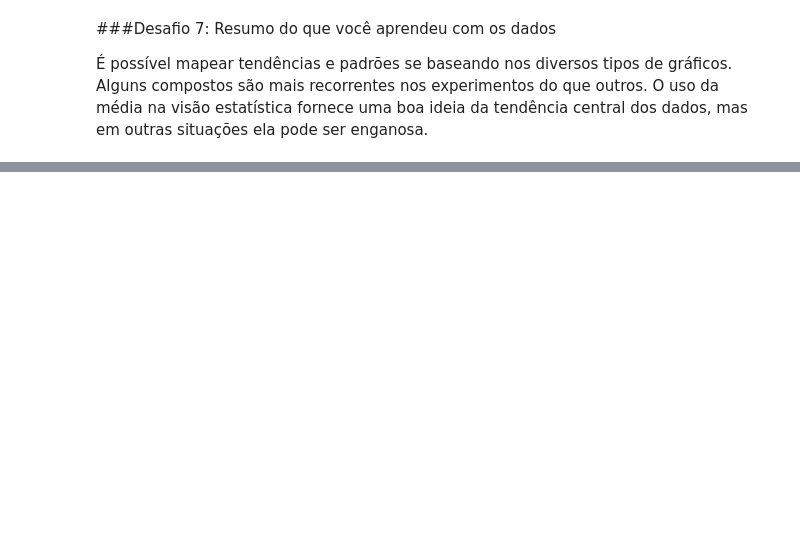
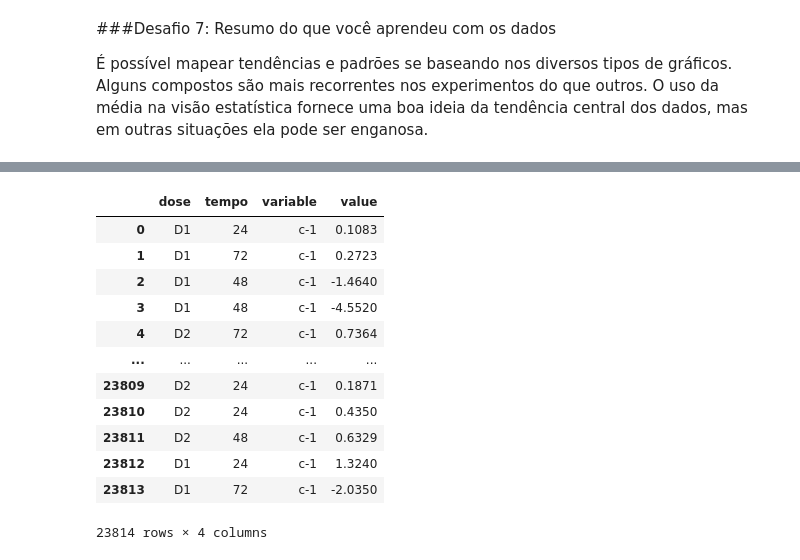
Before and after one commit to ccasado/imersao-dados, a Jupyter notebook: Imersão_Dados_Alura_Cristiano_Casado.ipynb, the cells around one changed output, grey strips where cells are left out. Saved outputs shown, nothing was run; the diff lists cells and outputs as text; code cells hidden in the pictures; blank space fills up the shorter version.

```diff
--- a/Imersão_Dados_Alura_Cristiano_Casado.ipynb
+++ b/Imersão_Dados_Alura_Cristiano_Casado.ipynb
@@ -381,0 +444,16 @@ plt.show()
+# %%
+pd.melt(dados, id_vars=["dose", "tempo"], value_vars=["c-1"])
+# %% [output]
+|  | dose | tempo | variable | value |
+| 0 | D1 | 24 | c-1 | 0.1083 |
+| 1 | D1 | 72 | c-1 | 0.2723 |
+| 2 | D1 | 48 | c-1 | -1.4640 |
+| 3 | D1 | 48 | c-1 | -4.5520 |
+| 4 | D2 | 72 | c-1 | 0.7364 |
+| ... | ... | ... | ... | ... |
+| 23809 | D2 | 24 | c-1 | 0.1871 |
+| 23810 | D2 | 24 | c-1 | 0.4350 |
+| 23811 | D2 | 48 | c-1 | 0.6329 |
+| 23812 | D1 | 24 | c-1 | 1.3240 |
+| 23813 | D1 | 72 | c-1 | -2.0350 |
+23814 rows × 4 columns
```
Also changed, not shown: parts of 18 cells of this notebook.
